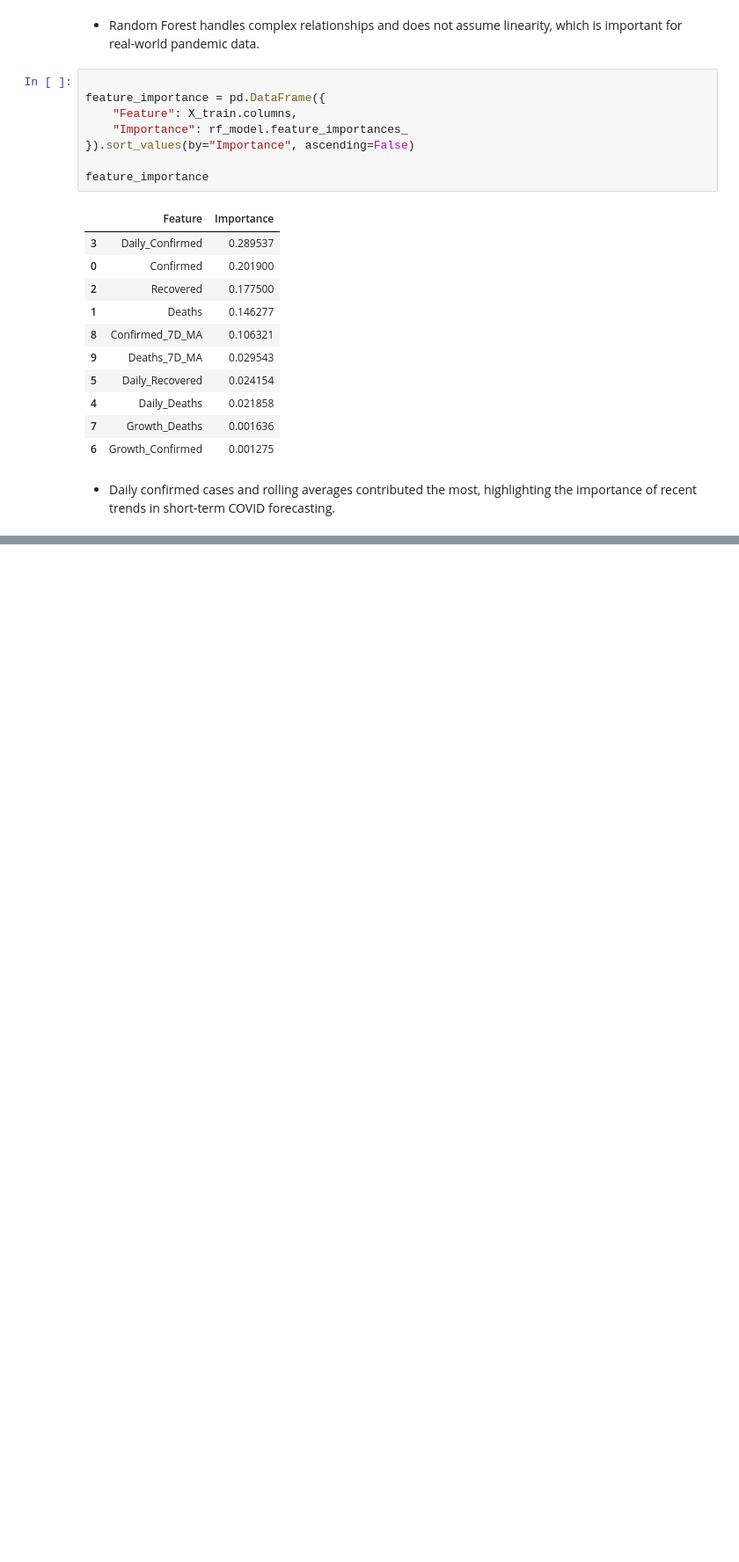
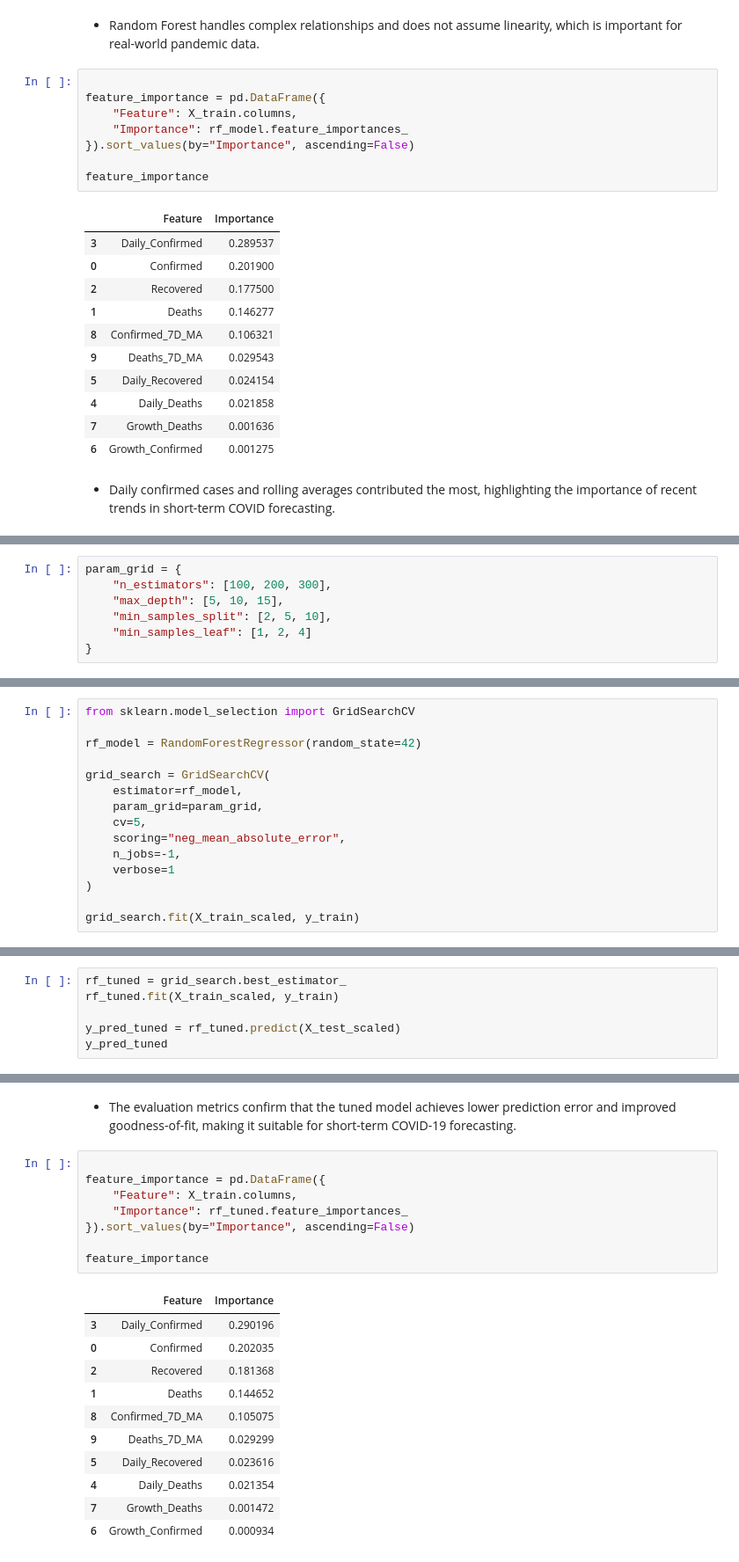
Before and after one commit to yash18543/home---loan---default---project, a Jupyter notebook: PRCP-1023-JohnsHopkinsCovid19.ipynb, the cells around one changed output, grey strips where cells are left out. Shown: that part at 88% size. Drawn from its saved outputs; the diff is of its cells as text; blank space fills up the shorter version.

```diff
--- a/PRCP-1023-JohnsHopkinsCovid19.ipynb
+++ b/PRCP-1023-JohnsHopkinsCovid19.ipynb
@@ -350,0 +372,7 @@ importance of recent trends in short-term COVID forecasting.
+# %%
+param_grid = {
+    "n_estimators": [100, 200, 300],
+    "max_depth": [5, 10, 15],
+    "min_samples_split": [2, 5, 10],
+    "min_samples_leaf": [1, 2, 4]
+}
@@ -350,0 +381,15 @@ importance of recent trends in short-term COVID forecasting.
+# %%
+from sklearn.model_selection import GridSearchCV
+
+rf_model = RandomForestRegressor(random_state=42)
+
+grid_search = GridSearchCV(
+    estimator=rf_model,
+    param_grid=param_grid,
+    cv=5,
+    scoring="neg_mean_absolute_error",
+    n_jobs=-1,
+    verbose=1
+)
+
+grid_search.fit(X_train_scaled, y_train)
@@ -350,0 +416,6 @@ importance of recent trends in short-term COVID forecasting.
+# %%
+rf_tuned = grid_search.best_estimator_
+rf_tuned.fit(X_train_scaled, y_train)
+
+y_pred_tuned = rf_tuned.predict(X_test_scaled)
+y_pred_tuned
@@ -350,0 +484,23 @@ importance of recent trends in short-term COVID forecasting.
+# %% [markdown]
+- The evaluation metrics confirm that the tuned model achieves lower prediction error
+and improved goodness-of-fit, making it suitable for short-term COVID-19 forecasting.
+# %%
+
+feature_importance = pd.DataFrame({
+    "Feature": X_train.columns,
+    "Importance": rf_tuned.feature_importances_
+}).sort_values(by="Importance", ascending=False)
+
+feature_importance
+# %% [output]
+|  | Feature | Importance |
+| 3 | Daily_Confirmed | 0.290196 |
+| 0 | Confirmed | 0.202035 |
+| 2 | Recovered | 0.181368 |
+| 1 | Deaths | 0.144652 |
+| 8 | Confirmed_7D_MA | 0.105075 |
+| 9 | Deaths_7D_MA | 0.029299 |
+| 5 | Daily_Recovered | 0.023616 |
+| 4 | Daily_Deaths | 0.021354 |
+| 7 | Growth_Deaths | 0.001472 |
+| 6 | Growth_Confirmed | 0.000934 |
```
Also changed, not shown: parts of 32 cells of this notebook.
